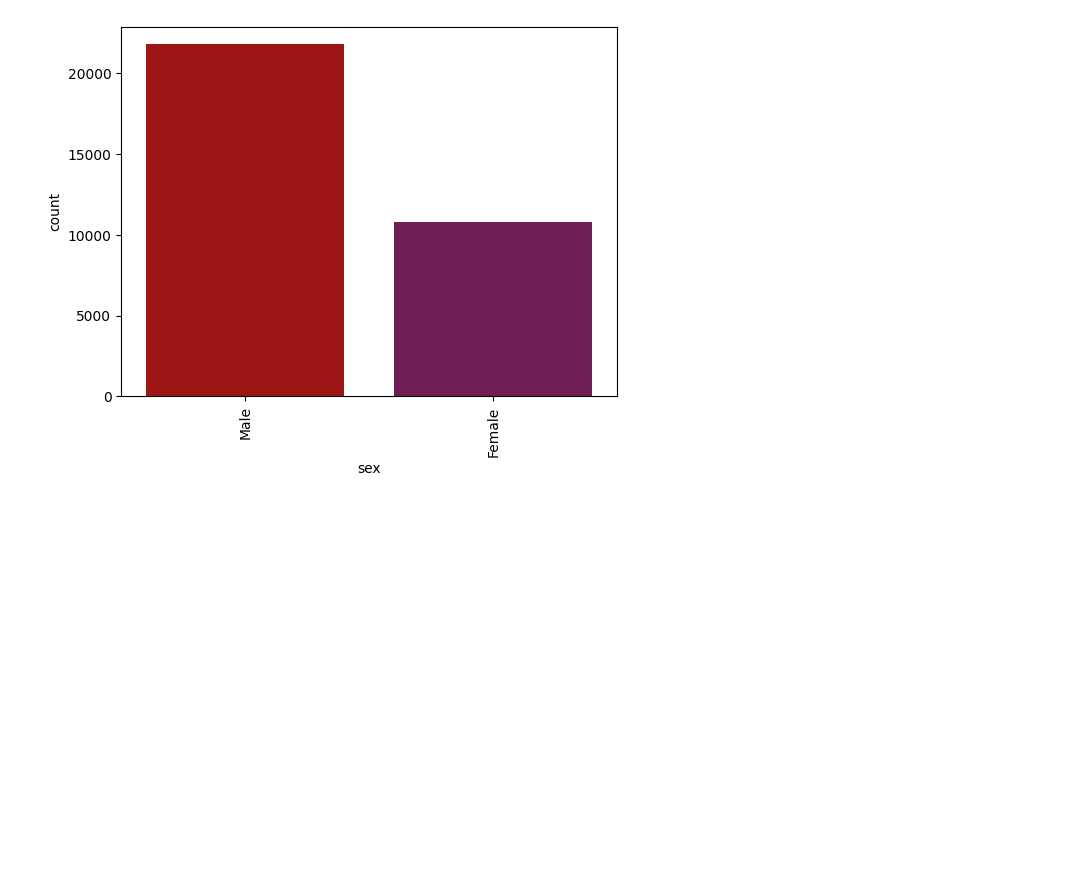
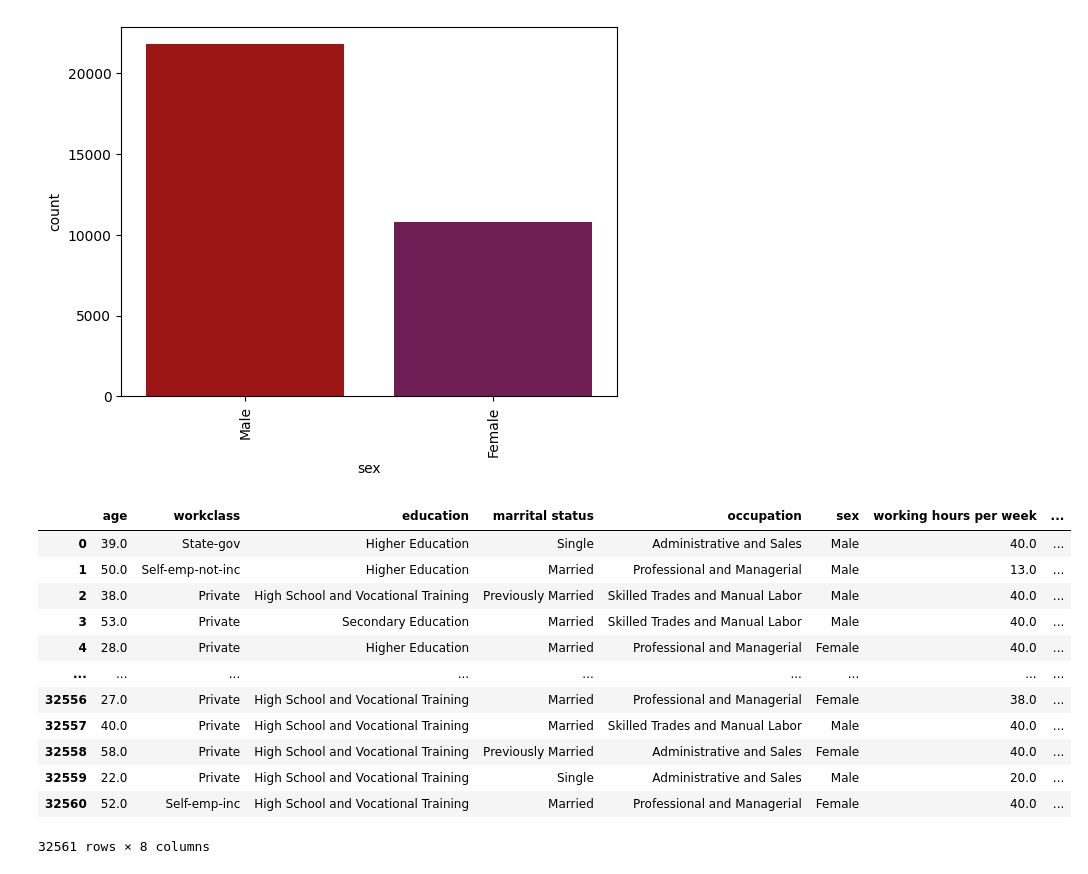
Before and after one commit to nikhil4859/Logistic-Regression, a Jupyter notebook: Salary_Prediction _Data.ipynb, the cells around one changed output. Cells and saved outputs as stored; diff of their text form; code cells hidden in the pictures; blank space fills up the shorter version.

```diff
--- a/Salary_Prediction _Data.ipynb
+++ b/Salary_Prediction _Data.ipynb
@@ -453,5 +453,19 @@ workclass_mapping = {
     'Without-pay': 'Unemployed / No Regular Income',
     'Never-worked': 'Unemployed / No Regular Income'
 }
-# %%
-df['workclass'] = df['workclass'].replace(workclass_mapping)
+# %%
+df
+# %% [output]
+|  | age | workclass | education | marrital status | occupation | sex | working hours per week | ... |
+| 0 | 39.0 | State-gov | Higher Education | Single | Administrative and Sales | Male | 40.0 | ... |
+| 1 | 50.0 | Self-emp-not-inc | Higher Education | Married | Professional and Managerial | Male | 13.0 | ... |
+| 2 | 38.0 | Private | High School and Vocational Training | Previously Married | Skilled Trades and Manual Labor | Male | 40.0 | ... |
+| 3 | 53.0 | Private | Secondary Education | Married | Skilled Trades and Manual Labor | Male | 40.0 | ... |
+| 4 | 28.0 | Private | Higher Education | Married | Professional and Managerial | Female | 40.0 | ... |
+| ... | ... | ... | ... | ... | ... | ... | ... | ... |
+| 32556 | 27.0 | Private | High School and Vocational Training | Married | Professional and Managerial | Female | 38.0 | ... |
+| 32557 | 40.0 | Private | High School and Vocational Training | Married | Skilled Trades and Manual Labor | Male | 40.0 | ... |
+| 32558 | 58.0 | Private | High School and Vocational Training | Previously Married | Administrative and Sales | Female | 40.0 | ... |
+| 32559 | 22.0 | Private | High School and Vocational Training | Single | Administrative and Sales | Male | 20.0 | ... |
+| 32560 | 52.0 | Self-emp-inc | High School and Vocational Training | Married | Professional and Managerial | Female | 40.0 | ... |
+32561 rows × 8 columns
```
Also changed, not shown: parts of 4 cells of this notebook.
